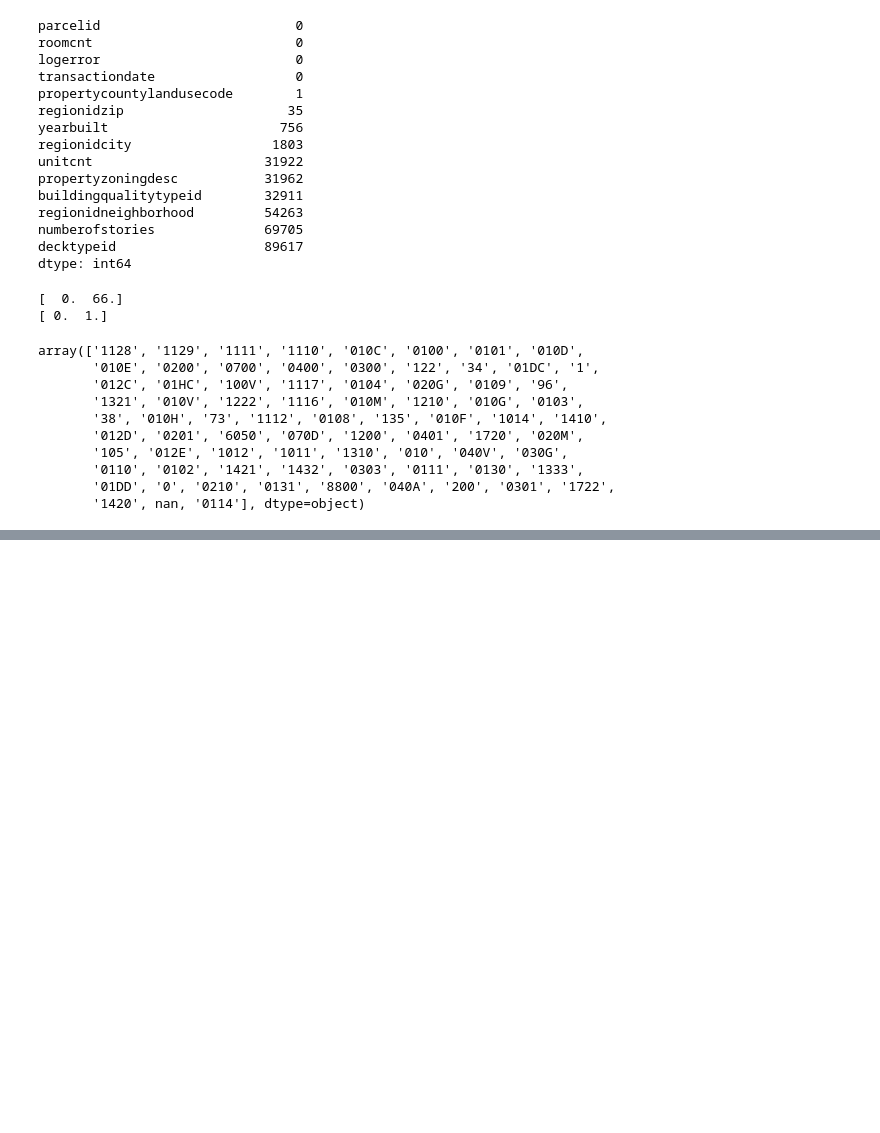
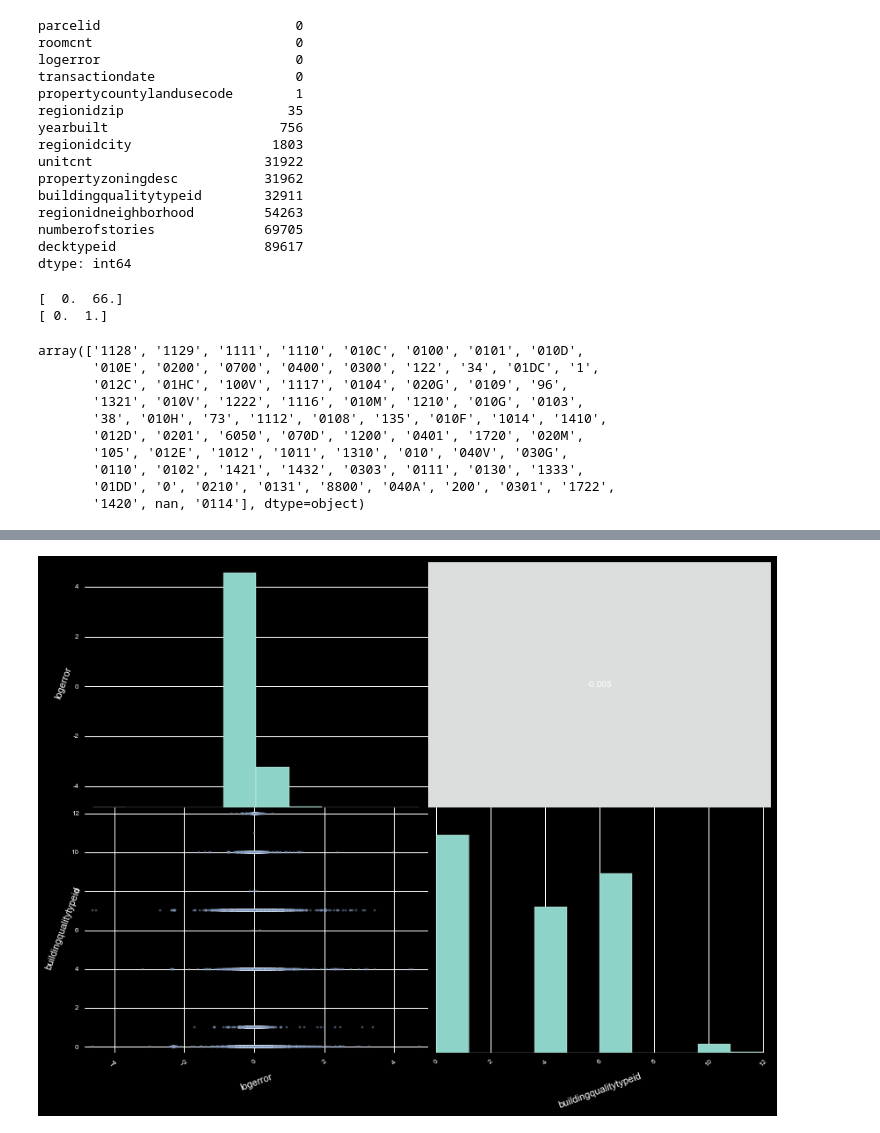
Before and after one commit to markertsean/zillow, a Jupyter notebook: Explore_Purchased.ipynb, the cells around one changed output, grey strips where cells are left out. Cells and saved outputs as stored; diff of their text form; code cells hidden in the pictures; blank space fills up the shorter version.

```diff
--- a/Explore_Purchased.ipynb
+++ b/Explore_Purchased.ipynb
@@ -901,0 +988,4 @@ array(['1128', '1129', '1111', '1110', '010C', '0100', '0101', '010D',
+# %%
+dv.corr_plot( foo[['logerror','buildingqualitytypeid']] )
+# %% [output]
+[figure, added]
```
Also changed, not shown: parts of 14 cells of this notebook, 1 other file.
